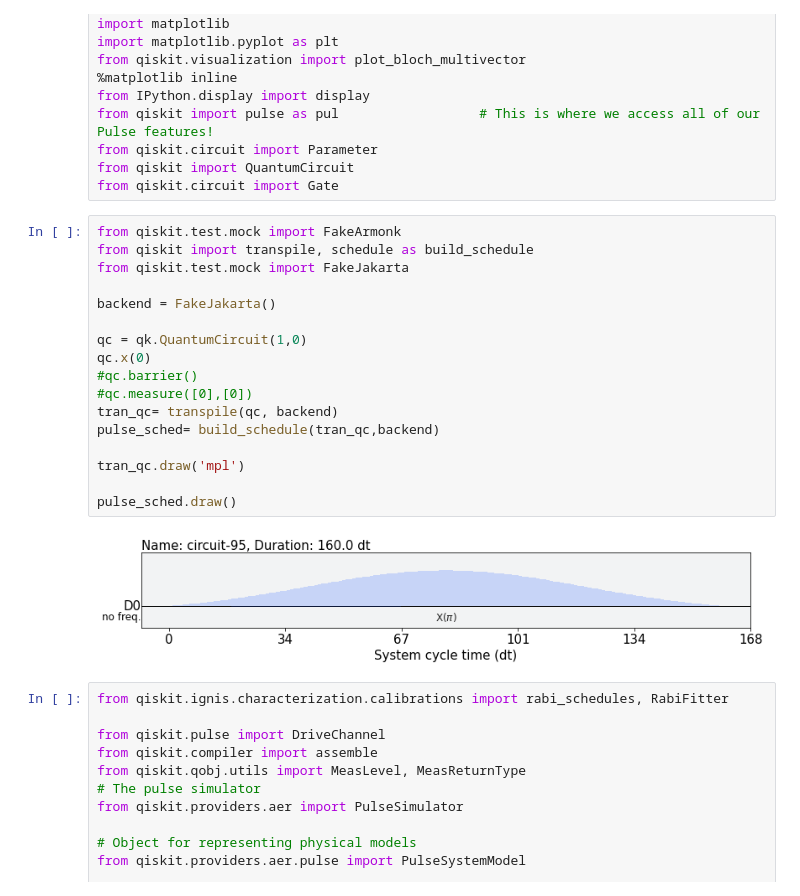
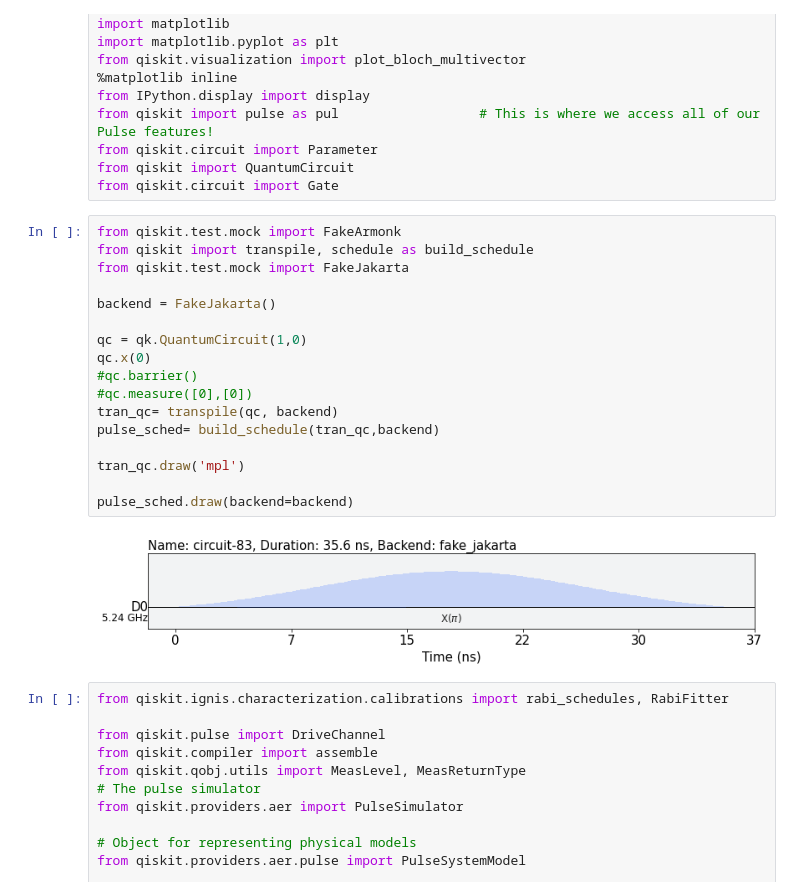
Before and after one commit to Fan-0/AQI2022, a Jupyter notebook: Final Project/Gate Schedules.ipynb, the cells around one changed output. Cells and saved outputs as stored; diff of their text form.

```diff
--- a/Final Project/Gate Schedules.ipynb
+++ b/Final Project/Gate Schedules.ipynb
@@ -17,22 +17,22 @@ from qiskit.circuit import Gate
 # %%
 from qiskit.test.mock import FakeArmonk
 from qiskit import transpile, schedule as build_schedule
 from qiskit.test.mock import FakeJakarta
 
 backend = FakeJakarta()
 
 qc = qk.QuantumCircuit(1,0)
 qc.x(0)
 #qc.barrier()
 #qc.measure([0],[0])
 tran_qc= transpile(qc, backend)
 pulse_sched= build_schedule(tran_qc,backend)
 
 tran_qc.draw('mpl')
 
-pulse_sched.draw()
+pulse_sched.draw(backend=backend)
 # %% [output]
-[figure, old version]
+[figure, new version]
 # %%
 from qiskit.ignis.characterization.calibrations import rabi_schedules, RabiFitter
 
```
Also changed, not shown: 16 other files.
